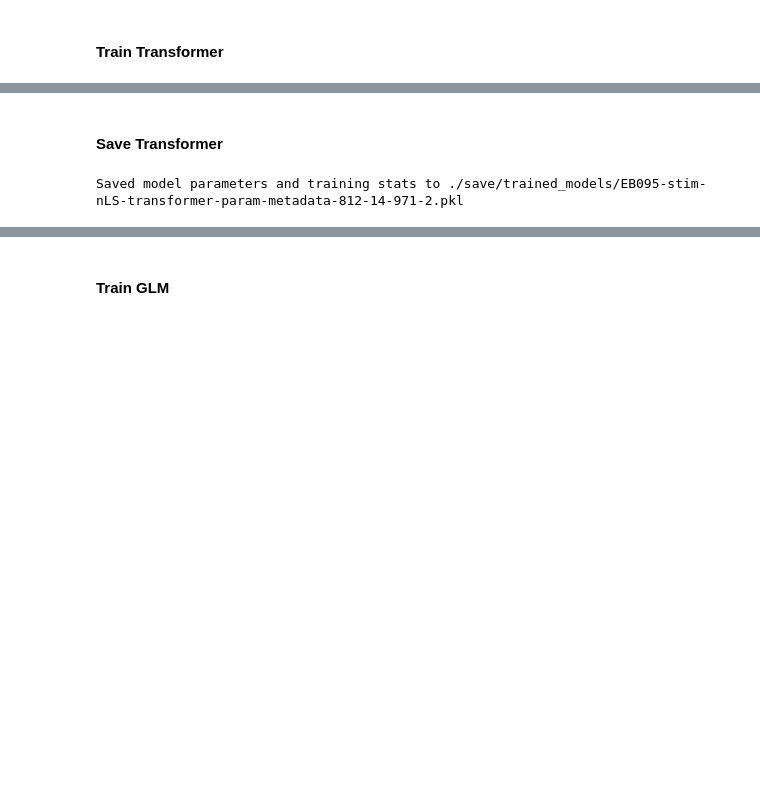
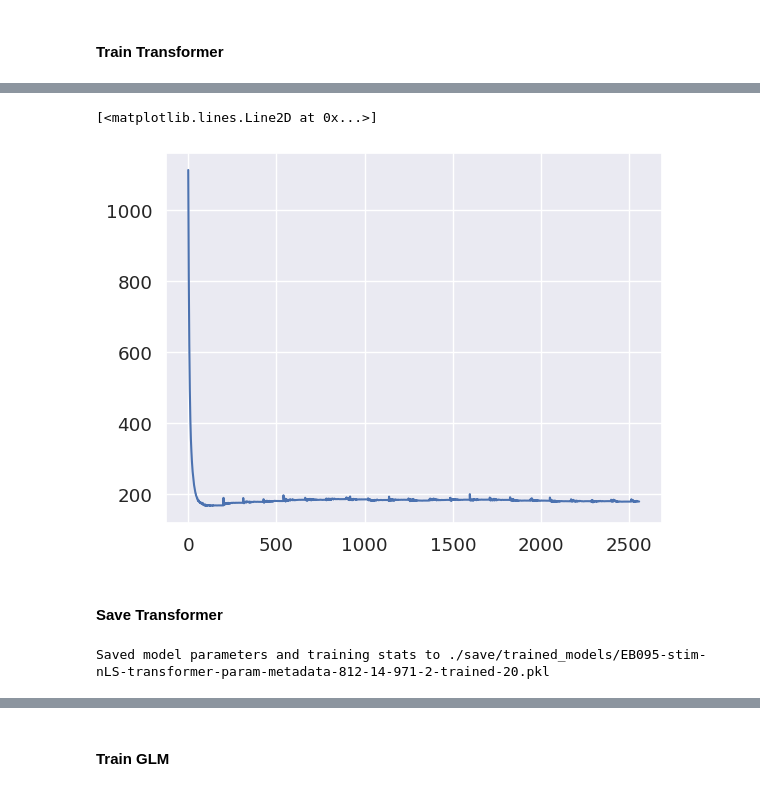
Before and after one commit to cngzlsh/approx_brain, a Jupyter notebook: EB095_stim.ipynb, the cells around one changed output, grey strips where cells are left out. Saved outputs shown, nothing was run; the diff lists cells and outputs as text; code cells hidden in the pictures; blank space fills up the shorter version.

```diff
--- a/EB095_stim.ipynb
+++ b/EB095_stim.ipynb
@@ -771,3 +784,8 @@ return_dict = train_transformer(
+# %%
+plt.plot(return_dict['eval_losses'])
+# %% [output]
+[<matplotlib.lines.Line2D at 0x...>]
+[figure, added]
 # %% [markdown]
 #### Save Transformer
 # %%
@@ -783,7 +801,7 @@ data = {'metadata':{'timestamp': timestamp,
         'params':{'seed':seed,
                     'sigma': 0.1,
                     'batch_size': batch_size,
-                    'tsteps': tsteps,
+                    'tsteps': 15,
                     'input_dim': input_dim,
                     'd_model': d_model,
                     'num_heads': num_heads,
@@ -794,10 +812,10 @@ data = {'metadata':{'timestamp': timestamp,
         'train_data': return_dict}
 
 
-torch.save(return_dict['best_eval_params'], save_path / f'EB095-stim-nLS-transformer-param-{d_model}-{num_heads}-{hidden_dim}-{n_layers}.pth')
-with open(save_path / f'EB095-stim-nLS-transformer-param-metadata-{d_model}-{num_heads}-{hidden_dim}-{n_layers}.pkl', 'wb') as f:
+torch.save(return_dict['best_eval_params'], save_path / f'EB095-stim-nLS-transformer-param-{d_model}-{num_heads}-{hidden_dim}-{n_layers}-trained-20.pth')
+with open(save_path / f'EB095-stim-nLS-transformer-param-metadata-{d_model}-{num_heads}-{hidden_dim}-{n_layers}-trained-20.pkl', 'wb') as f:
     pickle.dump(data, f)
-print(f'Saved model parameters and training stats to ./save/trained_models/EB095-stim-nLS-transformer-param-metadata-{d_model}-{num_heads}-{hidden_dim}-{n_layers}.pkl')
+print(f'Saved model parameters and training stats to ./save/trained_models/EB095-stim-nLS-transformer-param-metadata-{d_model}-{num_heads}-{hidden_dim}-{n_layers}-trained-20.pkl')
 # %% [output]
-Saved model parameters and training stats to ./save/trained_models/EB095-stim-nLS-transformer-param-metadata-812-14-971-2.pkl
+Saved model parameters and training stats to ./save/trained_models/EB095-stim-nLS-transformer-param-metadata-812-14-971-2-trained-20.pkl
 # %%
```
Also changed, not shown: parts of 35 cells of this notebook, 1 other file.
